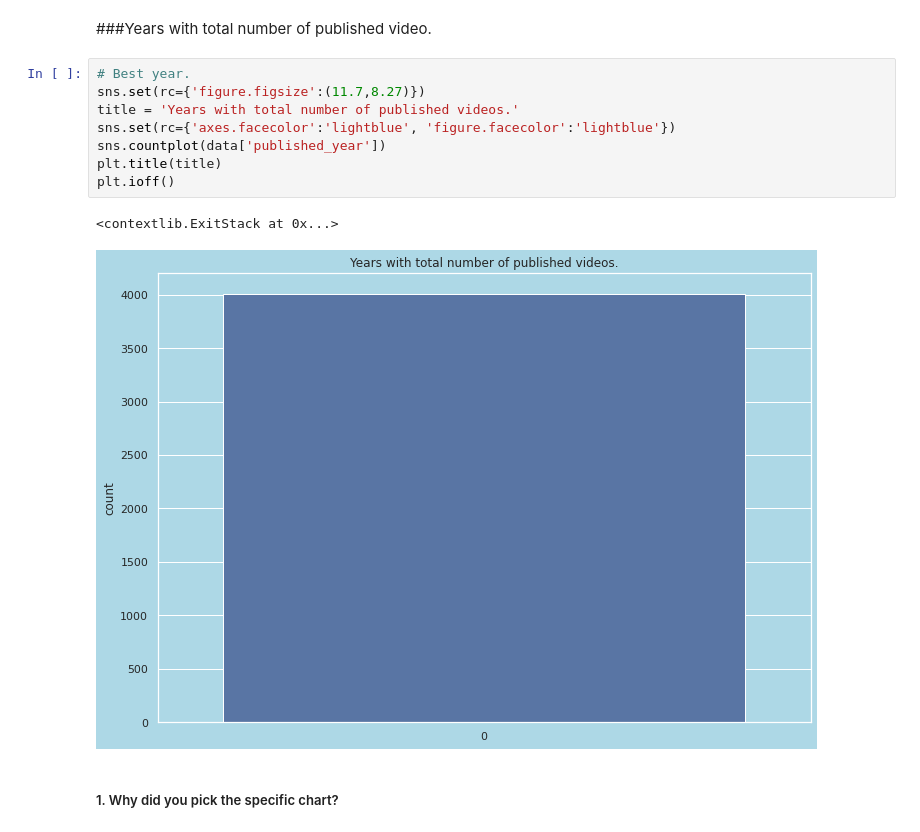
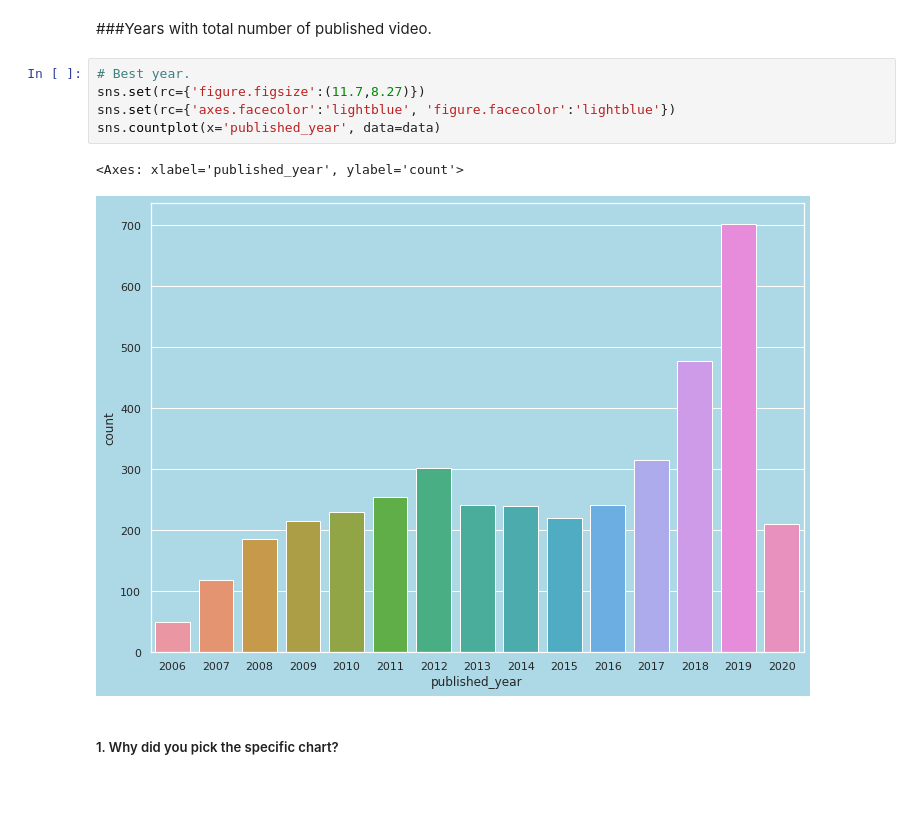
Before and after one commit to ZakiUllahUsmani/TED-Talk-Views-Prediction, a Jupyter notebook: TED_Talks_Views_predictions.ipynb, the cells around one changed output. Cells and saved outputs as stored; diff of their text form; blank space fills up the shorter version.

```diff
--- a/TED_Talks_Views_predictions.ipynb
+++ b/TED_Talks_Views_predictions.ipynb
@@ -533,14 +533,11 @@ Yes, beacause if a talk gets the best event it can attract more viewers.
 # %%
 # Best year.
 sns.set(rc={'figure.figsize':(11.7,8.27)})
-title = 'Years with total number of published videos.'
 sns.set(rc={'axes.facecolor':'lightblue', 'figure.facecolor':'lightblue'})
-sns.countplot(data['published_year'])
-plt.title(title)
-plt.ioff()
+sns.countplot(x='published_year', data=data)
 # %% [output]
-<contextlib.ExitStack at 0x...>
+<Axes: xlabel='published_year', ylabel='count'>
-[figure, old version]
+[figure, new version]
 # %% [markdown]
 ##### 1. Why did you pick the specific chart?
 # %% [markdown]
```
